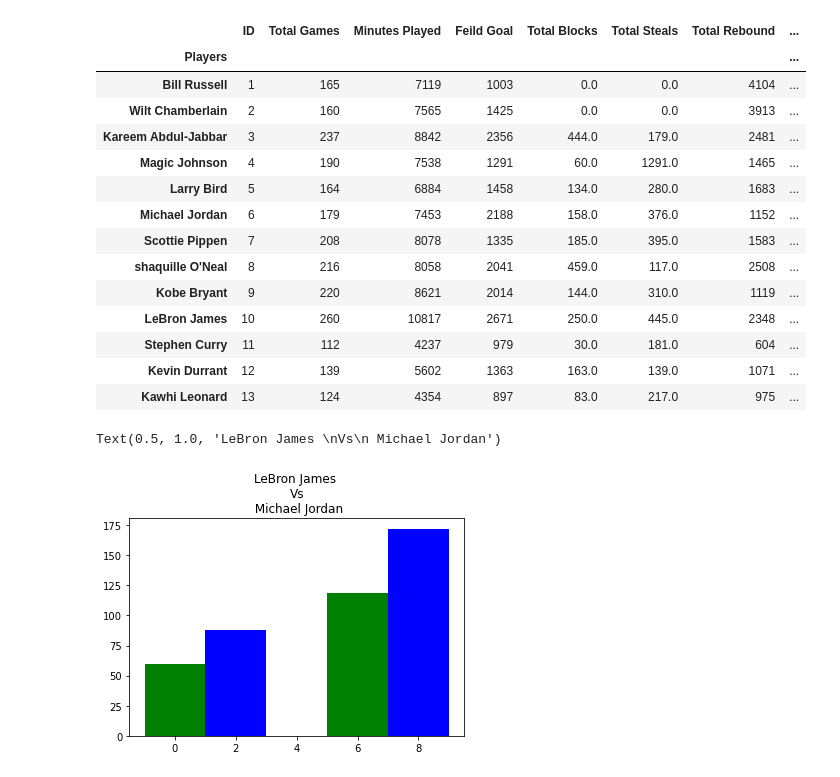
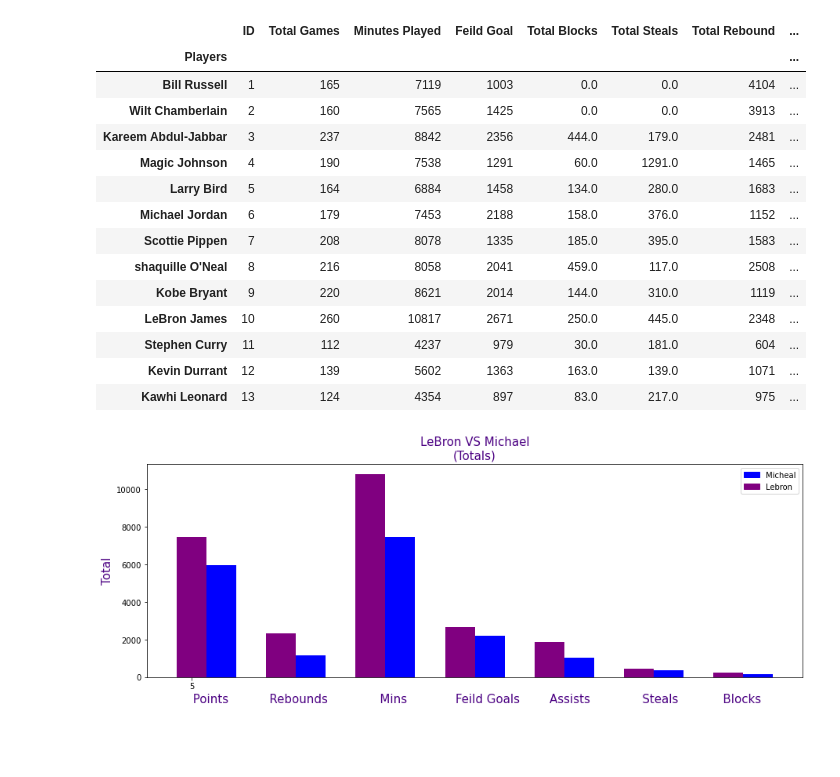
Before and after one commit to lovenalee/Ballers-Project1-Do-You-Really-Know-The-NBA-, a Jupyter notebook: Playoff.ipynb, the cells around one changed output. Saved outputs shown, nothing was run; the diff lists cells and outputs as text; code cells hidden in the pictures; blank space fills up the shorter version.

```diff
--- a/Playoff.ipynb
+++ b/Playoff.ipynb
@@ -458,21 +459,3 @@ GOAT_STAT_ss
 | Stephen Curry | 11 | 112 | 4237 | 979 | 30.0 | 181.0 | 604 | ... |
 | Kevin Durrant | 12 | 139 | 5602 | 1363 | 163.0 | 139.0 | 1071 | ... |
 | Kawhi Leonard | 13 | 124 | 4354 | 897 | 83.0 | 217.0 | 975 | ... |
-# %%
-GOAT_STAT1 = GOAT_STAT[['WINS','LOSS', 'Players', 'ID']]
-
-LJ = GOAT_STAT1[GOAT_STAT1['Players']== 'LeBron James']
-MJ = GOAT_STAT1[GOAT_STAT1['Players']== 'Michael Jordan']
-
-ax = plt.subplot(111)
-w = 2
-ax.bar(LJ['ID']-w, LJ['WINS'], width=w, color='b', align='center', label='wins')
-ax.bar(MJ['ID'], MJ['WINS'], width=w, color='g', align='center')
-
-ax.bar(LJ['ID']-8, LJ['LOSS'], width=w, color='b', align='center')
-ax.bar(MJ['ID']-6, MJ['LOSS'], width=w, color='g', align='center')
-
-plt.title('LeBron James \nVs\n Michael Jordan')
-# %% [output]
-Text(0.5, 1.0, 'LeBron James \nVs\n Michael Jordan')
-[figure, removed]
@@ -480,0 +462,45 @@ Text(0.5, 1.0, 'LeBron James \nVs\n Michael Jordan')
+# %%
+LJ = GOAT_STAT[GOAT_STAT['Players']== 'LeBron James']
+MJ = GOAT_STAT[GOAT_STAT['Players']== 'Michael Jordan']
+# %%
+x_axis = np.arange(0, len(LJ['Total Points']))
+
+ticks = [value for value in x_axis]
+
+#Format and create graph
+plt.figure(figsize=(15,5))
+plt.bar(x_axis, LJ['Total Points'], width=0.4, color='purple')
+plt.bar(x_axis+0.4, MJ['Total Points'], width=0.4, color='blue')
+
+plt.bar(x_axis+1.2, LJ['Total Rebound'], width=0.4, color='purple')
+plt.bar(x_axis+1.6, MJ['Total Rebound'], width=0.4, color='blue')
+
+plt.bar(x_axis+2.4, LJ['Minutes Played'], width=0.4, color='purple')
+plt.bar(x_axis+2.8, MJ['Minutes Played'], width=0.4, color='blue')
+
+plt.bar(x_axis+3.6, LJ['Feild Goal'], width=0.4, color='purple')
+plt.bar(x_axis+4.0, MJ['Feild Goal'], width=0.4, color='blue')
+
+plt.bar(x_axis+4.8, LJ['Total Assist'], width=0.4, color='purple')
+plt.bar(x_axis+5.2, MJ['Total Assist'], width=0.4, color='blue')
+
+plt.bar(x_axis+6.0, LJ['Total Steals'], width=0.4, color='purple')
+plt.bar(x_axis+6.4, MJ['Total Steals'], width=0.4, color='blue')
+
+plt.bar(x_axis+7.2, LJ['Total Blocks'], width=0.4, color='purple')
+plt.bar(x_axis+7.6, MJ['Total Blocks'], width=0.4, color='blue')
+
+
+blue_patch = mpatches.Patch(color='blue', label='Micheal')
+purple_patch = mpatches.Patch(color='purple', label='Lebron')
+
+
+plt.xticks(ticks, LJ.index)
+plt.xticks(ticks, MJ.index)
+plt.xlabel(' Points           Rebounds              Mins             Feild Goals        Assists              Steals            Blocks', color='indigo', x=0.5).set_fontsize(15)
+plt.ylabel('Total', color='indigo').set_fontsize(15)
+plt.title('LeBron VS Michael\n(Totals)', color='indigo').set_fontsize(15)
+plt.legend(handles=[blue_patch, purple_patch])
+plt.show()
+# %% [output]
+[figure, added]
```
Also changed, not shown: parts of 11 cells of this notebook, 1 other file.
